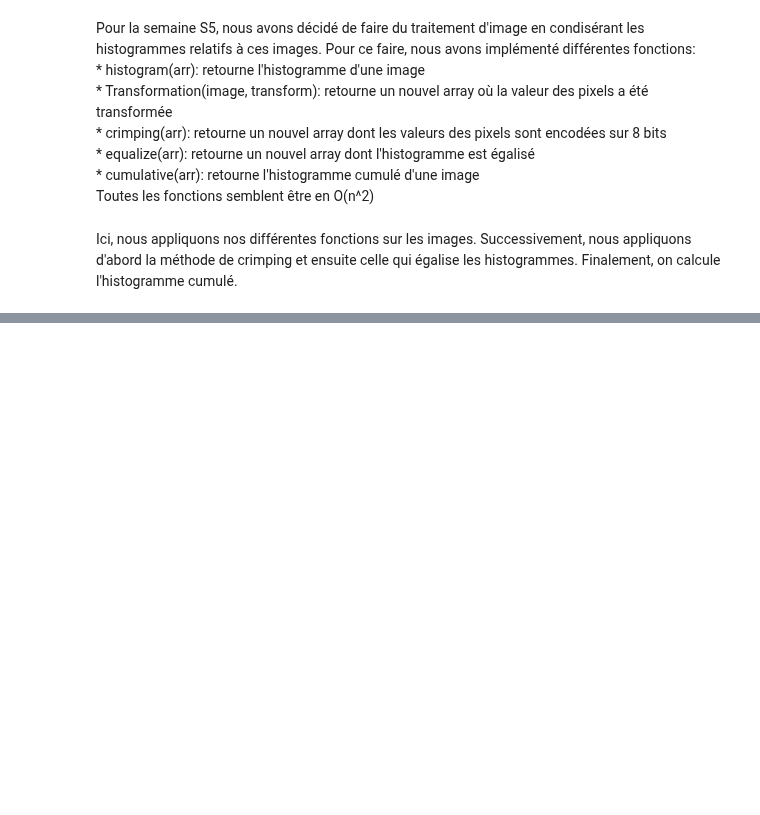
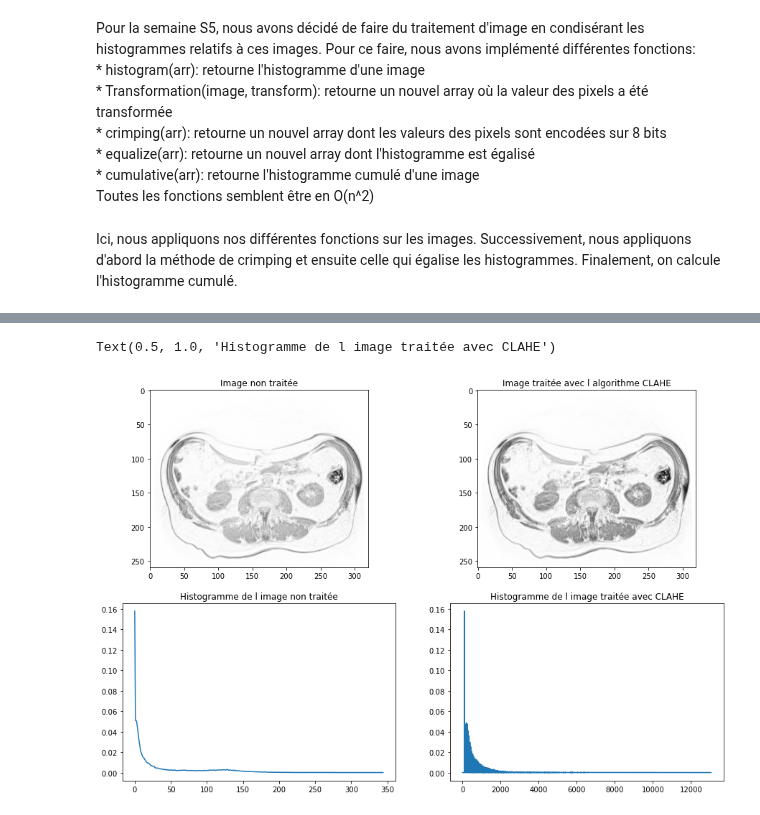
Before and after one commit to defrenned3238/WSBIM2243, a Jupyter notebook: WSBIM2243.ipynb, the cells around one changed output, grey strips where cells are left out. Cells and saved outputs as stored; diff of their text form; code cells hidden in the pictures; blank space fills up the shorter version.

Commit message:
nifty et CLAHE

```diff
--- a/WSBIM2243.ipynb
+++ b/WSBIM2243.ipynb
@@ -152,0 +182,25 @@ Nous pouvons constater que la méthode d'égalisation de l'histogramme fonctionn
+# %%
+#Plot des résultats avec l'algorithme CLAHE
+cl1 = clahe(arr)
+histo = histogram(arr)#histogramme de l image non traitee
+histo_cl1 = histogram(cl1)#histogramme après CLAHE
+
+plt.figure(figsize=(15,10))
+plt.subplot(2,2,1)
+plt.imshow(arr, cmap='Greys')
+plt.title('Image non traitée')
+
+plt.subplot(2,2,2)
+plt.imshow(cl1, cmap='Greys')
+plt.title('Image traitée avec l algorithme CLAHE')
+
+plt.subplot(2,2,3)
+plt.plot(histo)
+plt.title('Histogramme de l image non traitée')
+
+plt.subplot(2,2,4)
+plt.plot(histo_cl1)
+plt.title('Histogramme de l image traitée avec CLAHE')
+# %% [output]
+Text(0.5, 1.0, 'Histogramme de l image traitée avec CLAHE')
+[figure, added]
```
Also changed, not shown: parts of 5 cells of this notebook, 2 other files.
